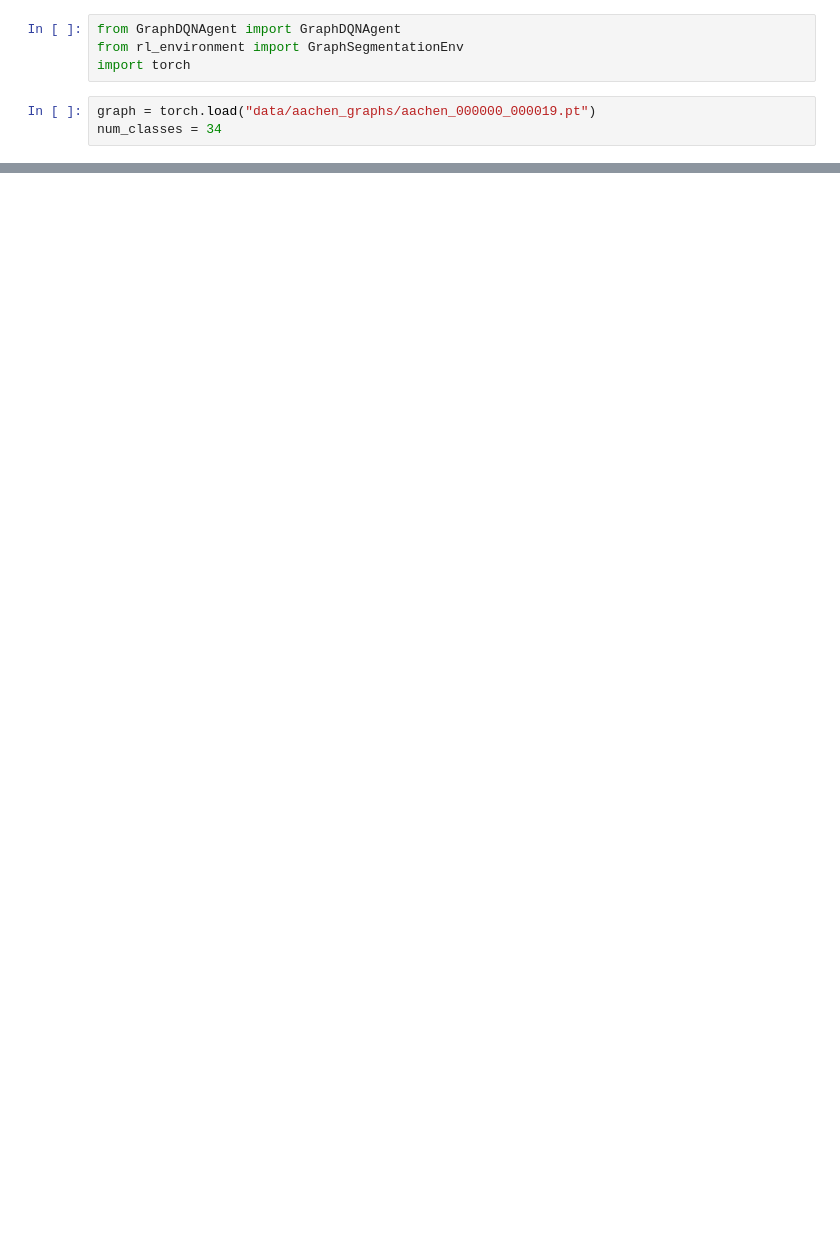
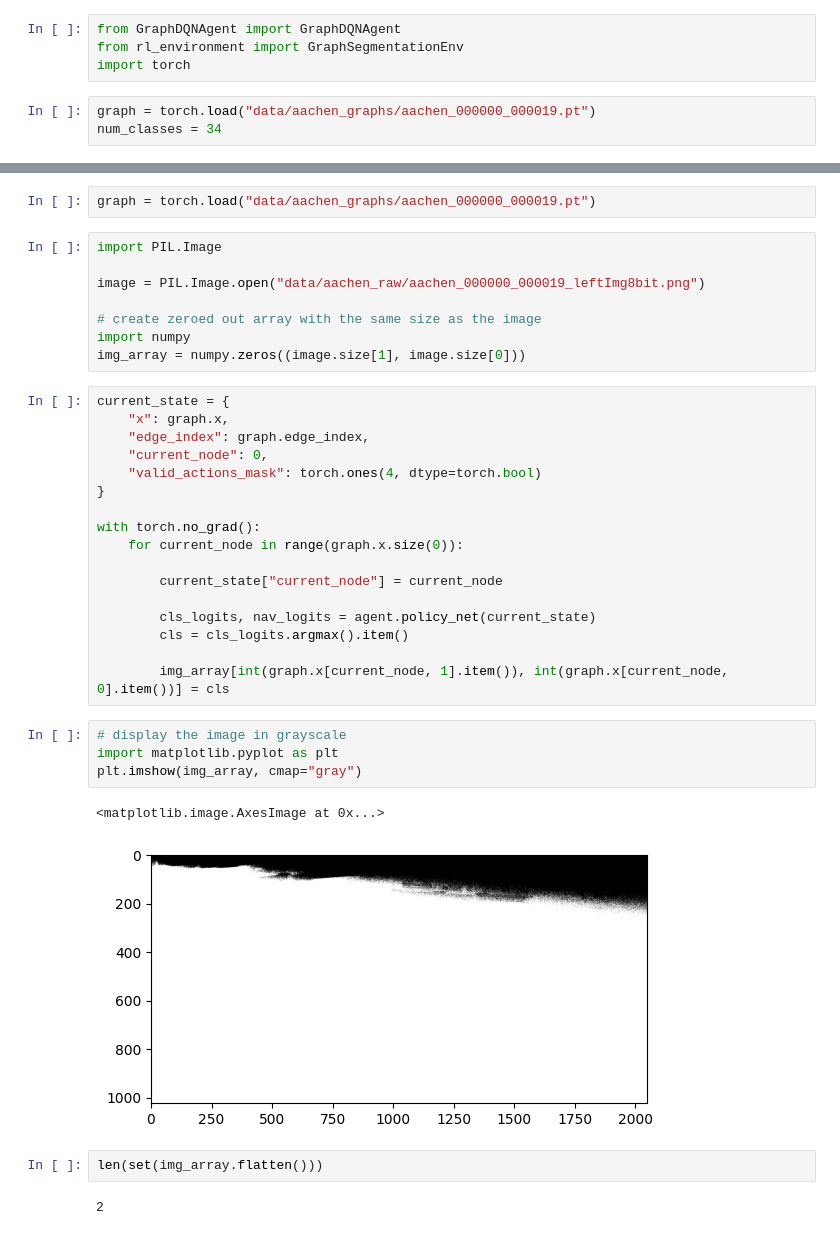
Before and after one commit to JasperTan-03/MAPS, a Jupyter notebook: train.ipynb, the cells around one changed output, grey strips where cells are left out. Drawn from its saved outputs; the diff is of its cells as text; blank space fills up the shorter version.

```diff
--- a/train.ipynb
+++ b/train.ipynb
@@ -62,0 +79,38 @@ Find logs at: ./wandb/run-20241118_004343-m8gmgte4/logs
+# %%
+graph = torch.load("data/aachen_graphs/aachen_000000_000019.pt")
+# %%
+import PIL.Image
+
+image = PIL.Image.open("data/aachen_raw/aachen_000000_000019_leftImg8bit.png")
+
+# create zeroed out array with the same size as the image
+import numpy
+img_array = numpy.zeros((image.size[1], image.size[0]))
+# %%
+current_state = {
+    "x": graph.x,
+    "edge_index": graph.edge_index,
+    "current_node": 0,
+    "valid_actions_mask": torch.ones(4, dtype=torch.bool)
+}
+
+with torch.no_grad():
+    for current_node in range(graph.x.size(0)):
+
+        current_state["current_node"] = current_node
+
+        cls_logits, nav_logits = agent.policy_net(current_state)
+        cls = cls_logits.argmax().item()
+
+        img_array[int(graph.x[current_node, 1].item()), int(graph.x[current_node, 0].item())] = cls
+# %%
+# display the image in grayscale
+import matplotlib.pyplot as plt
+plt.imshow(img_array, cmap="gray")
+# %% [output]
+<matplotlib.image.AxesImage at 0x...>
+[figure, added]
+# %%
+len(set(img_array.flatten()))
+# %% [output]
+2
```
Also changed, not shown: parts of 2 cells of this notebook, 3 other files.
